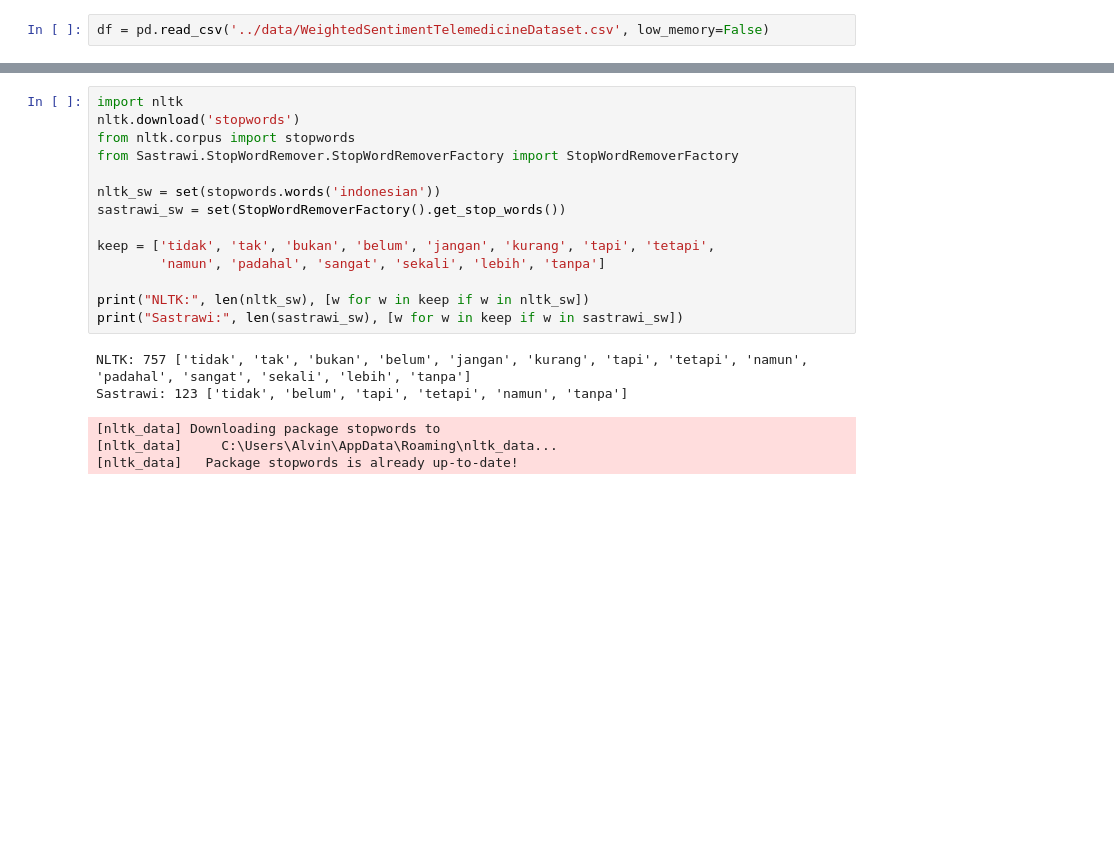
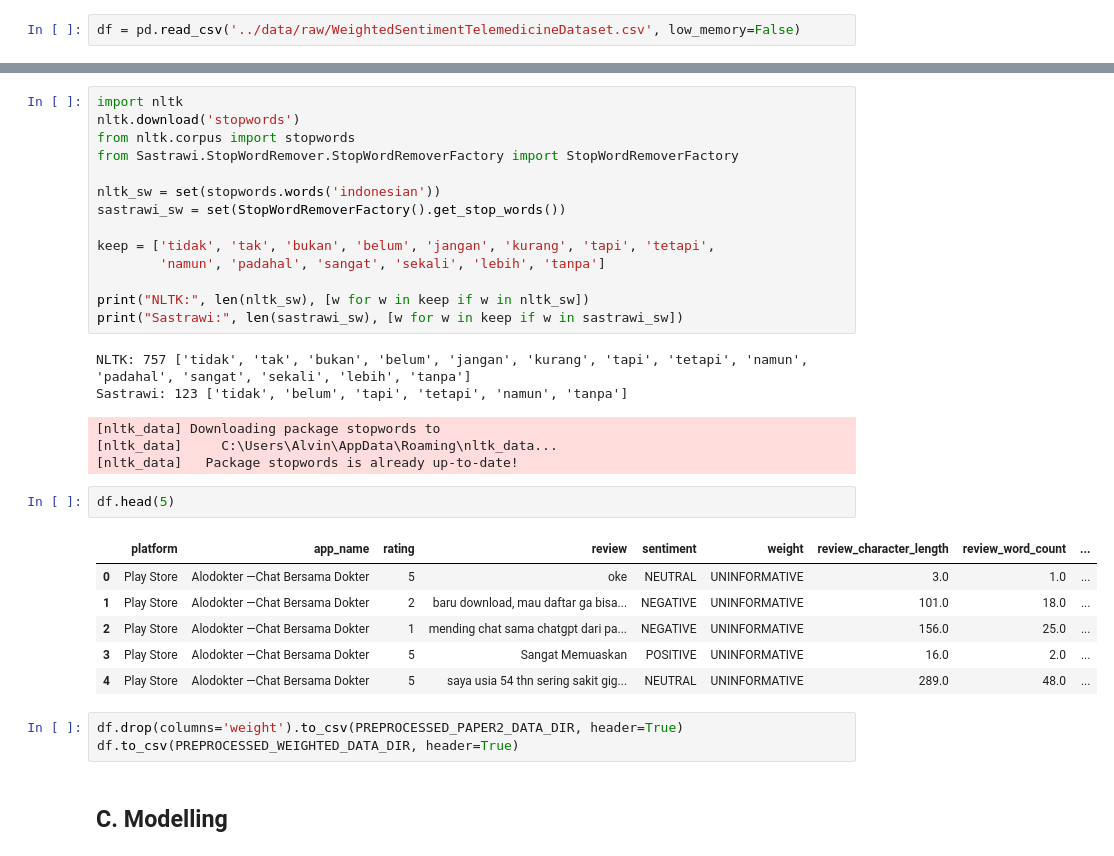
Before and after one commit to AlvinWjy25/telemedicine-sentiment-analysis-MTL, a Jupyter notebook: notebook/EDA.ipynb, the cells around one changed output, grey strips where cells are left out. Drawn from its saved outputs; the diff is of its cells as text; blank space fills up the shorter version.

Commit message:
feat: branching from using paper 2 preprocessing to immidiately make a new preprocessing method

```diff
--- a/notebook/EDA.ipynb
+++ b/notebook/EDA.ipynb
@@ -9,7 +9,7 @@ import seaborn as sns
 import warnings
 warnings.filterwarnings('ignore')
 # %%
-df = pd.read_csv('../data/WeightedSentimentTelemedicineDataset.csv', low_memory=False)
+df = pd.read_csv('../data/raw/WeightedSentimentTelemedicineDataset.csv', low_memory=False)
 # %% [markdown]
 ## A. Data Description
 
@@ -400,3 +405,17 @@ Sastrawi: 123 ['tidak', 'belum', 'tapi', 'tetapi', 'namun', 'tanpa']
 [nltk_data] Downloading package stopwords to
 [nltk_data]     C:\Users\Alvin\AppData\Roaming\nltk_data...
 [nltk_data]   Package stopwords is already up-to-date!
+# %%
+df.head(5)
+# %% [output]
+|  | platform | app_name | rating | review | sentiment | weight | review_character_length | review_word_count | ... |
+| 0 | Play Store | Alodokter —Chat Bersama Dokter | 5 | oke | NEUTRAL | UNINFORMATIVE | 3.0 | 1.0 | ... |
+| 1 | Play Store | Alodokter —Chat Bersama Dokter | 2 | baru download, mau daftar ga bisa... | NEGATIVE | UNINFORMATIVE | 101.0 | 18.0 | ... |
+| 2 | Play Store | Alodokter —Chat Bersama Dokter | 1 | mending chat sama chatgpt dari pa... | NEGATIVE | UNINFORMATIVE | 156.0 | 25.0 | ... |
+| 3 | Play Store | Alodokter —Chat Bersama Dokter | 5 | Sangat Memuaskan | POSITIVE | UNINFORMATIVE | 16.0 | 2.0 | ... |
+| 4 | Play Store | Alodokter —Chat Bersama Dokter | 5 | saya usia 54 thn sering sakit gig... | NEUTRAL | UNINFORMATIVE | 289.0 | 48.0 | ... |
+# %%
+df.drop(columns='weight').to_csv(PREPROCESSED_PAPER2_DATA_DIR, header=True)
+df.to_csv(PREPROCESSED_WEIGHTED_DATA_DIR, header=True)
+# %% [markdown]
+## C. Modelling
```
Also changed, not shown: parts of 5 cells of this notebook, 2 other files.
